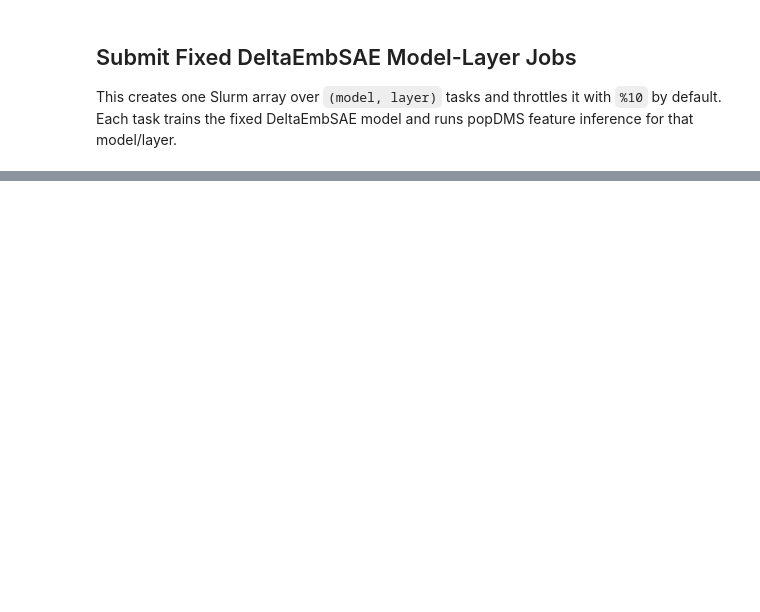
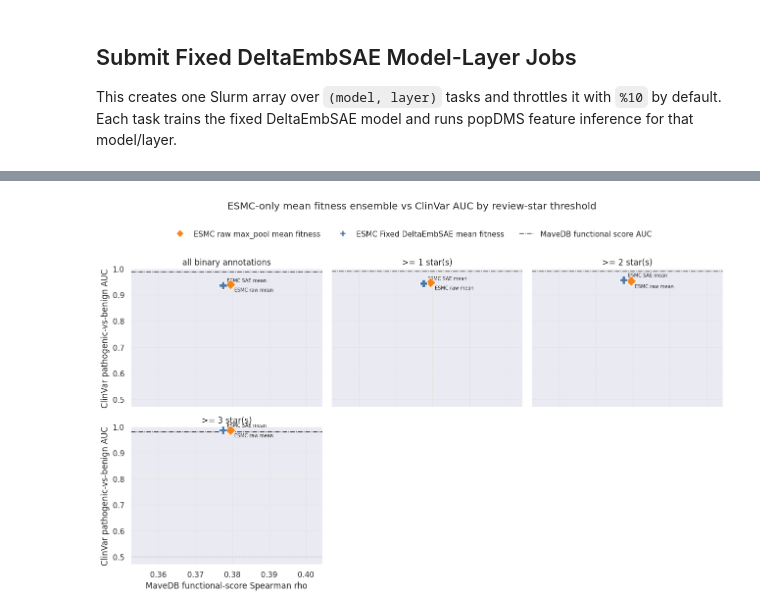
Before and after one commit to dylanwells37/esmDMS, a Jupyter notebook: real_data_brca1_plm_layer_sae.ipynb, the cells around one changed output, grey strips where cells are left out. Drawn from its saved outputs; the diff is of its cells as text; code cells hidden in the pictures; blank space fills up the shorter version.

```diff
--- a/real_data_brca1_plm_layer_sae.ipynb
+++ b/real_data_brca1_plm_layer_sae.ipynb
@@ -1565,0 +2272,59 @@ if not spearman_auc_df.empty:
+# %%
+ESMC_MEAN_FITNESS_ENSEMBLE_TABLE_PATH = TABLE_DIR / "BRCA1_plm_layer_esmc_mean_fitness_ensemble_metrics_by_review_stars.csv"
+ESMC_MEAN_FITNESS_ENSEMBLE_FIGURE_PATH = FIGURE_DIR / "BRCA1_plm_layer_esmc_mean_fitness_ensemble_spearman_auc_by_review_stars.png"
+ESMC_MEAN_FITNESS_ENSEMBLE_FITNESS_DIR = TABLE_DIR / "esmc_mean_fitness_ensemble_fitness"
+ESMC_MEAN_FITNESS_ENSEMBLE_FITNESS_DIR.mkdir(parents=True, exist_ok=True)
+
+esmc_mean_fitness_ensemble_specs = []
+for method_label, short_label, benchmark, method, fitness_filename in [
+    ("ESMC raw max_pool mean fitness", "ESMC raw mean", "Raw embeddings", "raw ESM", "esmc_raw_max_pool_mean_fitness.csv"),
+    ("ESMC Fixed DeltaEmbSAE mean fitness", "ESMC SAE mean", "Fixed DeltaEmbSAE", "DeltaEmbSAE", "esmc_fixed_deltaembsae_mean_fitness.csv"),
+]:
+    source_rows = _ensemble_source_rows(
+        ensemble_source_metrics_df,
+        benchmark=benchmark,
+        method=method,
+        embedding_type=EMBEDDING_TYPE,
+        model_short_prefix="ESMC-",
+    )
+    fitness_df, n_components = _aggregate_fitness_rows(source_rows, aggregation="fitness_mean")
+    fitness_path = ESMC_MEAN_FITNESS_ENSEMBLE_FITNESS_DIR / fitness_filename
+    fitness_df.to_csv(fitness_path, index=False)
+    esmc_mean_fitness_ensemble_specs.append({
+        "method_label": method_label,
+        "short_label": short_label,
+        "benchmark": benchmark,
+        "method": method,
+        "embedding_type": EMBEDDING_TYPE,
+        "aggregation": "fitness_mean",
+        "model_filter": "ESMC non-layer-0 model/layers",
+        "n_component_model_layers": n_components,
+        "fitness_df": fitness_df,
+        "fitness_path": fitness_path,
+    })
+
+esmc_mean_fitness_ensemble_metrics_by_review_stars_df = _ensemble_metrics_by_review_stars(esmc_mean_fitness_ensemble_specs)
+esmc_mean_fitness_ensemble_metrics_by_review_stars_df.to_csv(ESMC_MEAN_FITNESS_ENSEMBLE_TABLE_PATH, index=False)
+esmc_mean_fitness_marker_specs = {
+    "ESMC raw max_pool mean fitness": {"marker": "D", "size": 112, "color": "#f58518", "offset": (6, -10)},
+    "ESMC Fixed DeltaEmbSAE mean fitness": {"marker": "P", "size": 135, "color": "#4c78a8", "offset": (6, 5)},
+}
+esmc_mean_fitness_fig = _plot_ensemble_review_star_panels(
+    esmc_mean_fitness_ensemble_metrics_by_review_stars_df,
+    ESMC_MEAN_FITNESS_ENSEMBLE_FIGURE_PATH,
+    "ESMC-only mean fitness ensemble vs ClinVar AUC by review-star threshold",
+    marker_specs=esmc_mean_fitness_marker_specs,
+)
+if esmc_mean_fitness_fig is not None:
+    plt.show()
+display(
+    esmc_mean_fitness_ensemble_metrics_by_review_stars_df[
+        ["review_filter", "method_label", "n_component_model_layers", "spearman_rho", "auc", "functional_score_auc", "n_variants"]
+    ].assign(
+        spearman_rho=lambda df: pd.to_numeric(df["spearman_rho"], errors="coerce").round(3),
+        auc=lambda df: pd.to_numeric(df["auc"], errors="coerce").round(3),
+        functional_score_auc=lambda df: pd.to_numeric(df["functional_score_auc"], errors="coerce").round(3),
+    )
+)
+# %% [output]
+[figure, added]
```
Also changed, not shown: parts of 35 cells of this notebook, 4 other files.
